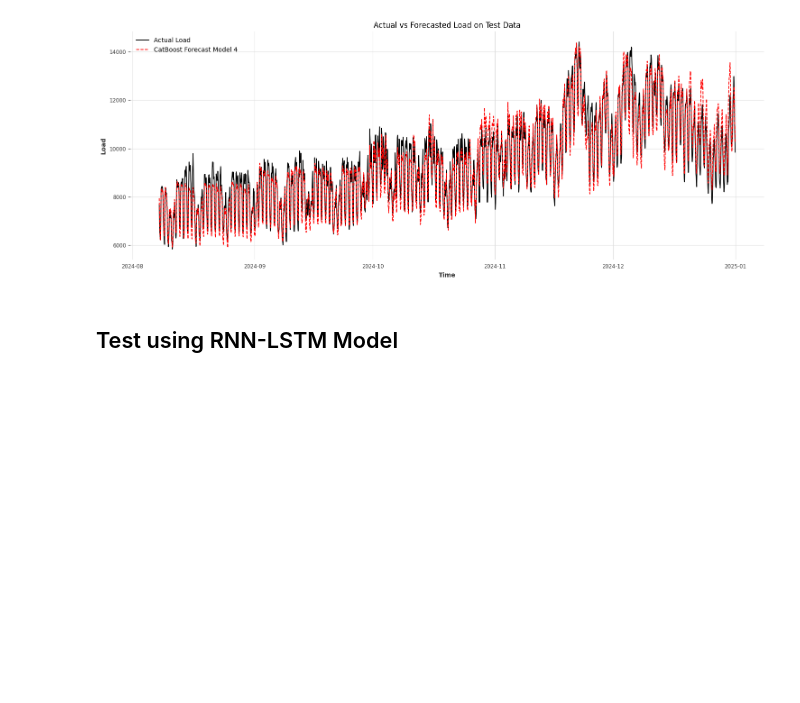
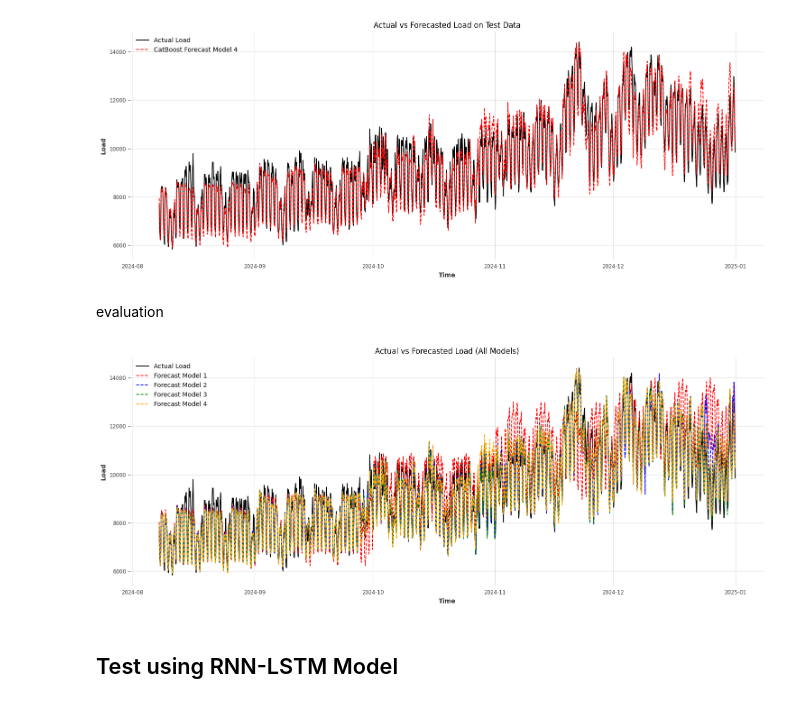
Before and after one commit to jakfar/Project, a Jupyter notebook: Final.ipynb, the cells around one changed output. Saved outputs shown, nothing was run; the diff lists cells and outputs as text; code cells hidden in the pictures; blank space fills up the shorter version.

Commit message:
add comparison of all catboost model

```diff
--- a/Final.ipynb
+++ b/Final.ipynb
@@ -594,6 +594,29 @@ plt.tight_layout()
 plt.show()
 # %% [output]
 [figure]
+# %% [markdown]
+evaluation
+# %%
+plt.figure(figsize=(15, 6))
+
+# Plot actual load
+plt.plot(y1_test.index, y1_test, label='Actual Load', color='black')
+
+# Plot forecasts from each model
+plt.plot(y1_test.index, y1_pred, label='Forecast Model 1', linestyle='--', color='red')
+plt.plot(y1_test.index, y2_pred, label='Forecast Model 2', linestyle='--', color='blue')
+plt.plot(y1_test.index, y3_pred, label='Forecast Model 3', linestyle='--', color='green')
+plt.plot(y1_test.index, y4_pred, label='Forecast Model 4', linestyle='--', color='orange')
+
+plt.title('Actual vs Forecasted Load (All Models)')
+plt.xlabel('Time')
+plt.ylabel('Load')
+plt.legend()
+plt.grid(True)
+plt.tight_layout()
+plt.show()
+# %% [output]
+[figure, added]
 # %% [markdown]
 ## Test using RNN-LSTM Model
 # %% [markdown]
```
